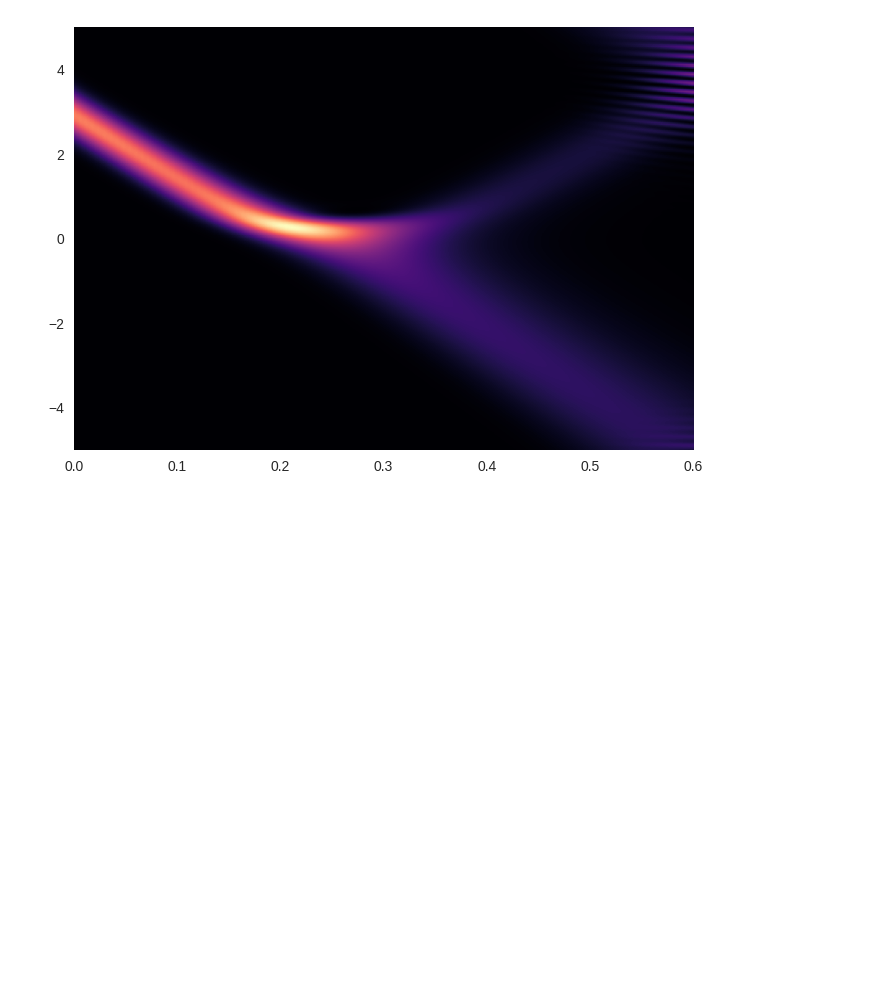
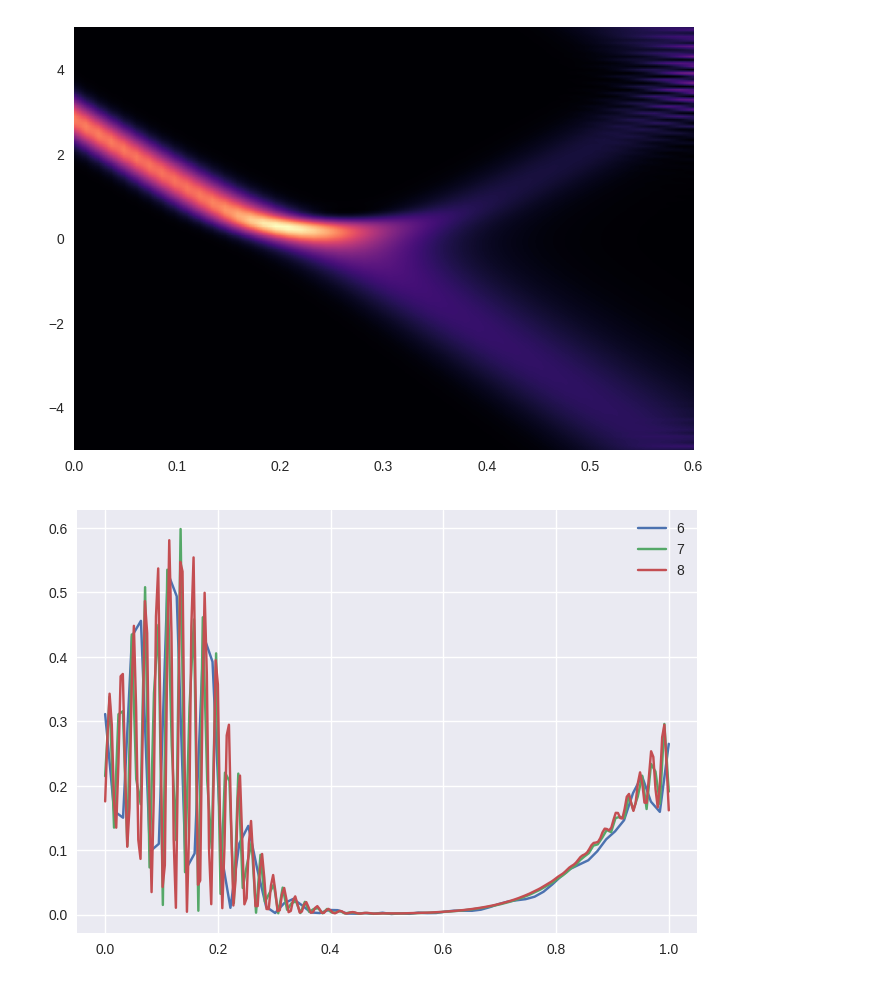
Before and after one commit to samco7/digital-quantum-simulation, a Jupyter notebook: welch/eckart_quantum.ipynb, the cells around one changed output. Drawn from its saved outputs; the diff is of its cells as text; code cells hidden in the pictures; blank space fills up the shorter version.

```diff
--- a/welch/eckart_quantum.ipynb
+++ b/welch/eckart_quantum.ipynb
@@ -182,7 +182,7 @@ def time_evolution(n, K, terms_kept=None):
         progress.update(1)
         states.append(Statevector.from_instruction(qc))
     progress.close()
-    amplitudes = np.abs(np.array(states))**2
+    amplitudes = np.abs(np.array(states))**2/dx
     return amplitudes, t_grid, x_grid
 # %%
 def plot_time_evolution(amplitudes, t_grid, x_grid, interpolate_plot=True):
@@ -201,22 +201,26 @@ def plot_time_evolution(amplitudes, t_grid, x_grid, interpolate_plot=True):
         plt.yticks([-5, 0, 5], [5, 0, -5])
         plt.show()
 # %%
-amplitudes, t_grid, x_grid = time_evolution(8, 100)
+amplitudes, t_grid, x_grid = time_evolution(7, 50)
 plot_time_evolution(amplitudes, t_grid, x_grid)
 # %% [output]
 [figure]
 # %%
-# true = time_evolution(9, 60)[0][-1, :]
-# final_waves = []
+n_true = 8
+true = time_evolution(n_true, 50)[0][-1, :]
+final_waves = []
 
-# n_vals, K_vals = [6, 7, 8], [30, 40, 50]
-# for n, K in zip(n_vals, K_vals):
-#     amplitudes, t_grid, x_grid = time_evolution(n, K)
-#     final_waves.append(amplitudes[-1, :])
+n_vals, K_vals = [6, 7], [30, 40]
+for n, K in zip(n_vals, K_vals):
+    amplitudes, t_grid, x_grid = time_evolution(n, K)
+    final_waves.append(amplitudes[-1, :])
 # %%
-# for entry, i in zip(final_waves, range(len(final_waves))):
-#     print(np.linalg.norm(entry[::2**i] - true[::2**(9 - min(n_vals))]))
-#     plt.plot(np.linspace(0, 1, len(entry)), entry/np.linalg.norm(entry), label=n_vals[i])
-# plt.plot(np.linspace(0, 1, 2**9), true/np.linalg.norm(true), label=9)
-# plt.legend()
-# plt.show()
+final_errors = []
+for entry, i in zip(final_waves, range(len(final_waves))):
+    final_errors.append(np.linalg.norm(entry[::2**i] - true[::2**(n_true - min(n_vals))]))
+    plt.plot(np.linspace(0, 1, len(entry)), entry, label=n_vals[i])
+plt.plot(np.linspace(0, 1, 2**n_true), true, label=n_true)
+plt.legend()
+plt.show()
+# %% [output]
+[figure, added]
```
Also changed, not shown: parts of 1 cell of this notebook.
